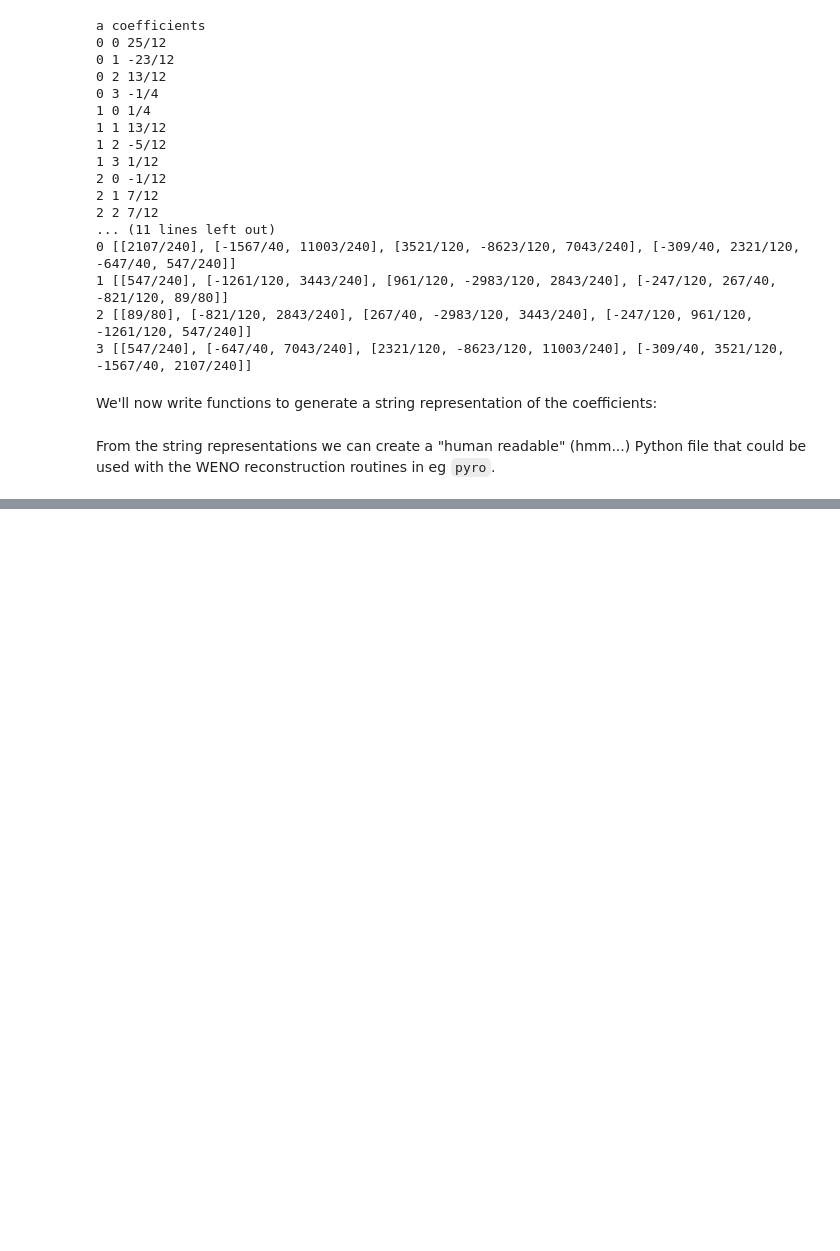
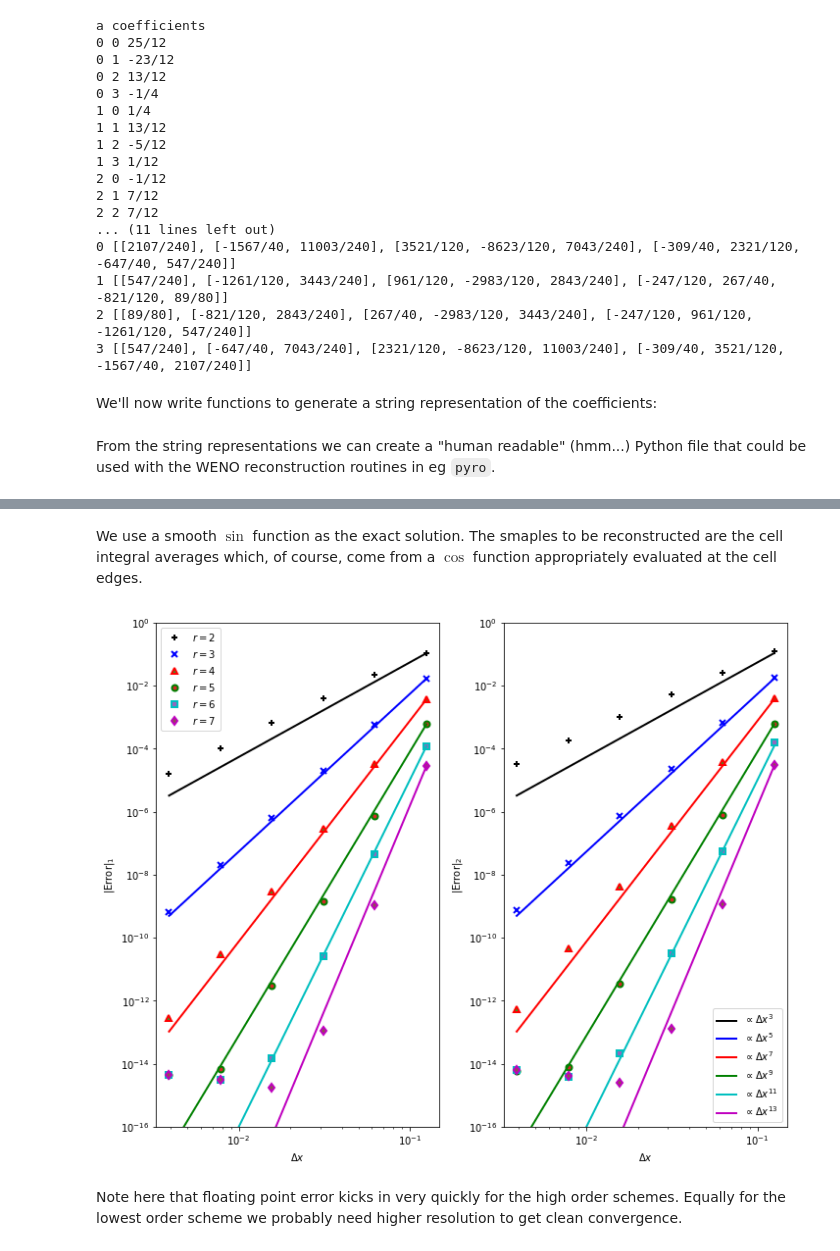
Before and after one commit to Open-Astrophysics-Bookshelf/numerical_exercises, a Jupyter notebook: higher-order/weno-coefficients.ipynb, the cells around one changed output, grey strips where cells are left out. Saved outputs shown, nothing was run; the diff lists cells and outputs as text; code cells hidden in the pictures; blank space fills up the shorter version.

Commit message:
Add a convergence plot for very high order.

```diff
--- a/higher-order/weno-coefficients.ipynb
+++ b/higher-order/weno-coefficients.ipynb
@@ -436,0 +483,22 @@ with open('./weno_coefficients.py', 'tw') as f:
+# %% [markdown]
+We use a smooth $\sin$ function as the exact solution. The smaples to be reconstructed are the cell integral averages which, of course, come from a $\cos$ function appropriately evaluated at the cell edges.
+# %%
+f_smooth = lambda x: numpy.sin(2 * numpy.pi * x)
+f_antiderivative = lambda x: -numpy.cos(2 * numpy.pi * x) / (2 * numpy.pi)
+
+# Convergence check, using the lazy fix to get error norms.
+orders = numpy.arange(min(weno_coefficients.C_all.keys()), max(weno_coefficients.C_all.keys())+1)
+points = 4 * 2**numpy.arange(1, 7)
+error_1norm = numpy.zeros((len(points), len(orders)))
+error_2norm = numpy.zeros((len(points), len(orders)))
+for i, pts in enumerate(points):
+    dx = 1 / pts
+    x_recon_interior = numpy.arange(dx/2, 1, dx)
+    recon_exact = f_smooth(x_recon_interior + dx/2)
+    for j, order in enumerate(orders):
+        x_recon = numpy.arange(dx * (1/2 - order), 1 + dx * order, dx)
+        s_recon = (f_antiderivative(x_recon + dx/2) -
+                   f_antiderivative(x_recon - dx/2)) / dx
+        s_weno = weno(order, s_recon)
+        error_1norm[i, j] = numpy.linalg.norm(s_weno[order:-order] - recon_exact, 1) / pts
+        error_2norm[i, j] = numpy.linalg.norm(s_weno[order:-order] - recon_exact, 2) / numpy.sqrt(pts)
@@ -436,0 +508,30 @@ with open('./weno_coefficients.py', 'tw') as f:
+# %%
+dxs = 1 / points
+fig, axes = pyplot.subplots(nrows=1, ncols=2, figsize=(10, 8))
+markers = '+x^osd<'
+colours = 'kbrgcm'
+for i, order in enumerate(orders):
+    axes[0].loglog(dxs, error_1norm[:, i], label=r"$r={}$".format(order),
+                   linestyle=None, linewidth=0,
+                   marker=markers[i], mec=colours[i], markersize=6, mew=2)
+    axes[0].loglog(dxs, error_1norm[0, i] * (dxs/dxs[0])**(2*order-1),
+                   linewidth=2, color=colours[i])
+    axes[1].loglog(dxs, error_2norm[:, i],
+                   linestyle=None, linewidth=0,
+                   marker=markers[i], mec=colours[i], markersize=6, mew=2)
+    axes[1].loglog(dxs, error_1norm[0, i] * (dxs/dxs[0])**(2*order-1),
+                   linewidth=2, color=colours[i],
+                   label=r"$\propto \Delta x^{{{}}}$".format(2*order-1))
+axes[0].set_xlabel(r"$\Delta x$")
+axes[1].set_xlabel(r"$\Delta x$")
+axes[0].set_ylabel(r"$|$Error$|_1$")
+axes[1].set_ylabel(r"$|$Error$|_2$")
+axes[0].set_ylim(1e-16, 1)
+axes[1].set_ylim(1e-16, 1)
+axes[0].legend()
+axes[1].legend()
+fig.tight_layout()
+# %% [output]
+[figure, added]
+# %% [markdown]
+Note here that floating point error kicks in very quickly for the high order schemes. Equally for the lowest order scheme we probably need higher resolution to get clean convergence.
```
Also changed, not shown: parts of 5 cells of this notebook.
